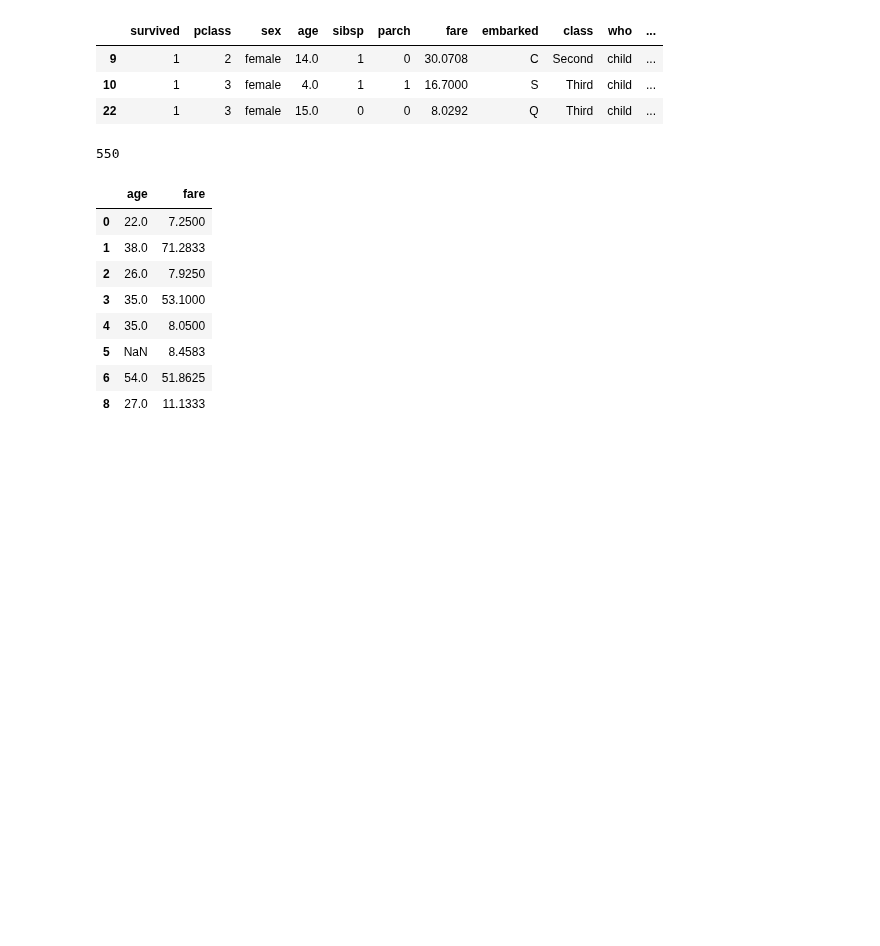
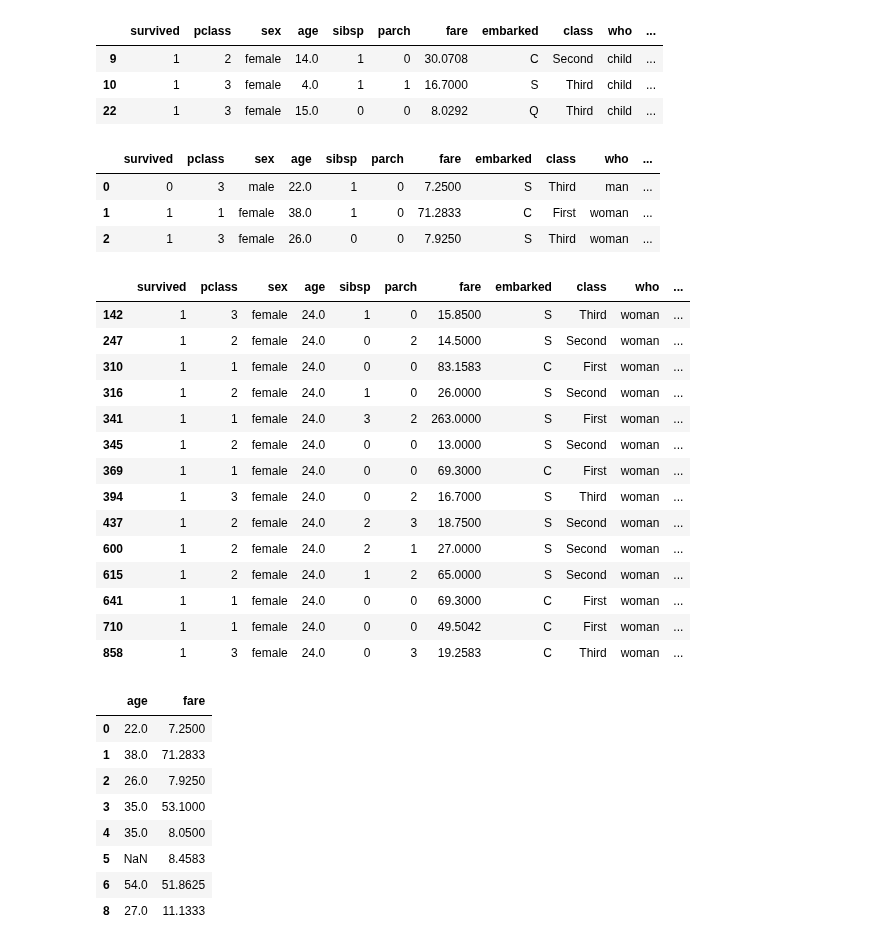
Before and after one commit to carookim/Python, a Jupyter notebook: pandas-data-analysis/part1/1.27_filter_boolean.ipynb, the cells around one changed output. Saved outputs shown, nothing was run; the diff lists cells and outputs as text; code cells hidden in the pictures; blank space fills up the shorter version.

```diff
--- a/pandas-data-analysis/part1/1.27_filter_boolean.ipynb
+++ b/pandas-data-analysis/part1/1.27_filter_boolean.ipynb
@@ -96,12 +101,37 @@ titanic_female_uhnder20_survived.head(3)
 | 22 | 1 | 3 | female | 15.0 | 0 | 0 | 8.0292 | Q | Third | child | ... |
 # %%
 # 불린 인덱싱 (loc 인덱서 활용)
-titanic.loc[titanic['age'] >= 20].head(3) # not
-                                         # 20살 이상
+titanic_ageup20 = titanic.loc[~(titanic['age'] < 20)].head(3) # not
+                                         # 20살 초과? 이상? ^
 len(titanic)
 len(titanic.loc[titanic['age'] >= 20])
+titanic_ageup20
 # %% [output]
-550
+|  | survived | pclass | sex | age | sibsp | parch | fare | embarked | class | who | ... |
+| 0 | 0 | 3 | male | 22.0 | 1 | 0 | 7.2500 | S | Third | man | ... |
+| 1 | 1 | 1 | female | 38.0 | 1 | 0 | 71.2833 | C | First | woman | ... |
+| 2 | 1 | 3 | female | 26.0 | 0 | 0 | 7.9250 | S | Third | woman | ... |
+# %%
+titanic_female = titanic[titanic['sex'] == 'female']
+titanic_female_age24 = titanic_female[titanic_female['age'] == 24]
+titanic_female_age24_survived = titanic_female_age24[titanic_female_age24['survived'] == 1]
+titanic_female_age24_survived
+# %% [output]
+|  | survived | pclass | sex | age | sibsp | parch | fare | embarked | class | who | ... |
+| 142 | 1 | 3 | female | 24.0 | 1 | 0 | 15.8500 | S | Third | woman | ... |
+| 247 | 1 | 2 | female | 24.0 | 0 | 2 | 14.5000 | S | Second | woman | ... |
+| 310 | 1 | 1 | female | 24.0 | 0 | 0 | 83.1583 | C | First | woman | ... |
+| 316 | 1 | 2 | female | 24.0 | 1 | 0 | 26.0000 | S | Second | woman | ... |
+| 341 | 1 | 1 | female | 24.0 | 3 | 2 | 263.0000 | S | First | woman | ... |
+| 345 | 1 | 2 | female | 24.0 | 0 | 0 | 13.0000 | S | Second | woman | ... |
+| 369 | 1 | 1 | female | 24.0 | 0 | 0 | 69.3000 | C | First | woman | ... |
+| 394 | 1 | 3 | female | 24.0 | 0 | 2 | 16.7000 | S | Third | woman | ... |
+| 437 | 1 | 2 | female | 24.0 | 2 | 3 | 18.7500 | S | Second | woman | ... |
+| 600 | 1 | 2 | female | 24.0 | 2 | 1 | 27.0000 | S | Second | woman | ... |
+| 615 | 1 | 2 | female | 24.0 | 1 | 2 | 65.0000 | S | Second | woman | ... |
+| 641 | 1 | 1 | female | 24.0 | 0 | 0 | 69.3000 | C | First | woman | ... |
+| 710 | 1 | 1 | female | 24.0 | 0 | 0 | 49.5042 | C | First | woman | ... |
+| 858 | 1 | 3 | female | 24.0 | 0 | 3 | 19.2583 | C | Third | woman | ... |
 # %%
 # 불린 인덱싱 (NOT 논리연산)
 df.loc[~(df['age'] < 20)]
```
Also changed, not shown: parts of 1 cell of this notebook, 3 other files.
